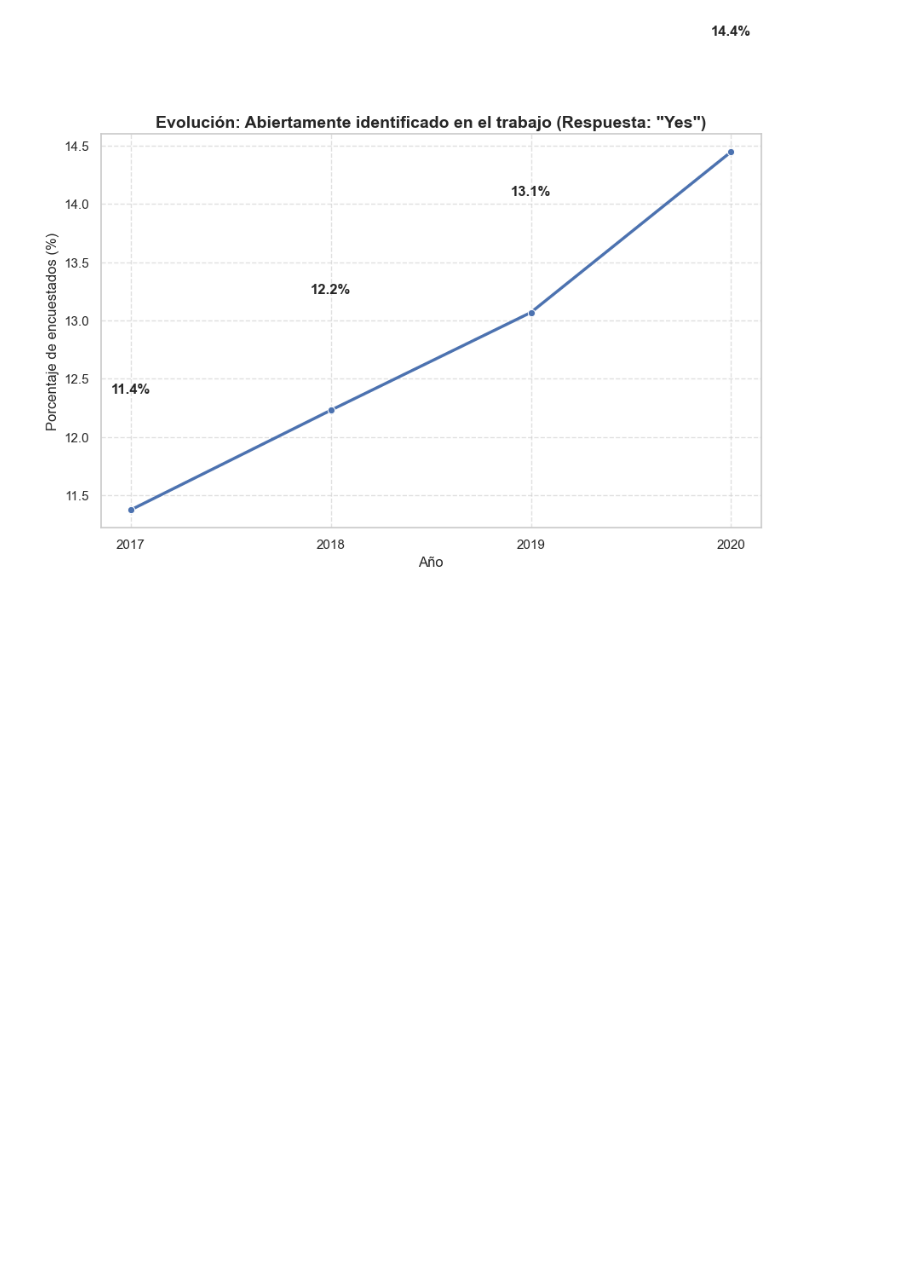
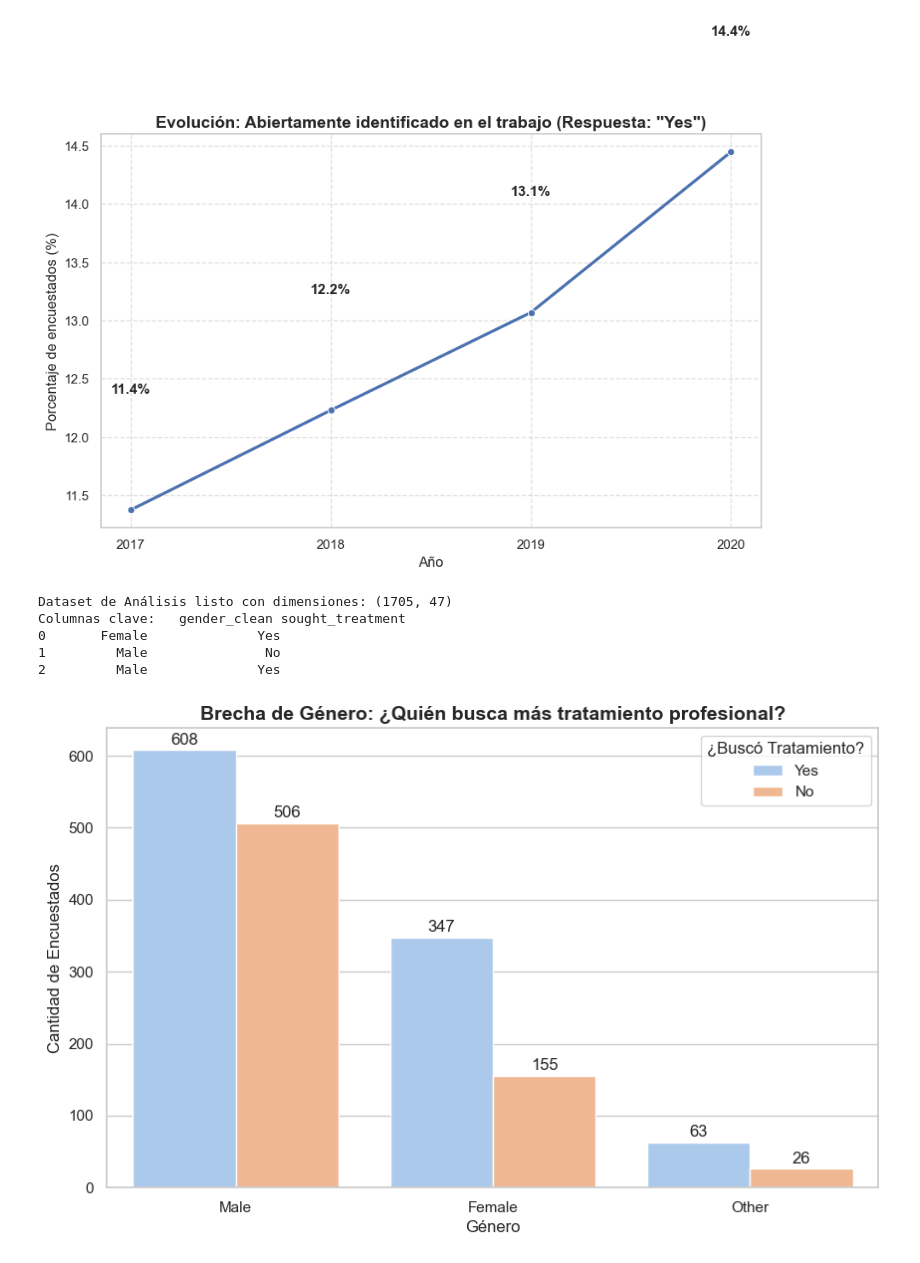
Before and after one commit to loganxxx000/Data_visualization_2_Analysis, a Jupyter notebook: notebook/Mental_Health_Analysis.ipynb, the cells around one changed output. Saved outputs shown, nothing was run; the diff lists cells and outputs as text; code cells hidden in the pictures; blank space fills up the shorter version.

```diff
--- a/notebook/Mental_Health_Analysis.ipynb
+++ b/notebook/Mental_Health_Analysis.ipynb
@@ -872,4 +872,53 @@ graficar_evolucion(
 [figure]
 [figure]
 # %%
-# ANÁLISIS DE VARIABLES DE LA SEGUNDA ENCUESTA
+# 1. Filtramos df_encuesta_primera para quedarnos solo con 2017 en adelante
+df_demografico = df_encuesta_primera[df_encuesta_primera['year'] >= 2017].copy()
+
+# 2. Reiniciamos índices en ambos para asegurar que las filas cuadren perfectamente
+df_demografico.reset_index(drop=True, inplace=True)
+df_encuesta_segunda.reset_index(drop=True, inplace=True)
+
+# 3. Creamos un 'df_analisis' que es copia del segundo, y le añadimos las columnas clave del primero
+df_analisis = df_encuesta_segunda.copy()
+
+# Importamos las columnas limpias que ya creaste
+df_analisis['gender_clean'] = df_demografico['gender_clean']
+df_analisis['company_size'] = df_demografico['company_size']
+
+print("Dataset de Análisis listo con dimensiones:", df_analisis.shape)
+print("Columnas clave:", df_analisis[['gender_clean', 'sought_treatment']].head(3))
+# %% [output]
+Dataset de Análisis listo con dimensiones: (1705, 47)
+Columnas clave:   gender_clean sought_treatment
+0       Female              Yes
+1         Male               No
+2         Male              Yes
+# %%
+plt.figure(figsize=(10, 6))
+
+# Filtramos para tener solo los 3 géneros principales limpios
+df_plot_gender = df_analisis[df_analisis['gender_clean'].isin(['Male', 'Female', 'Other'])]
+
+# Gráfico de barras agrupadas
+sns.countplot(
+    data=df_plot_gender,
+    x='gender_clean',
+    hue='sought_treatment',
+    palette='pastel',
+    order=['Male', 'Female', 'Other'] # Orden lógico
+)
+
+plt.title('Brecha de Género: ¿Quién busca más tratamiento profesional?', fontsize=14, fontweight='bold')
+plt.xlabel('Género')
+plt.ylabel('Cantidad de Encuestados')
+plt.legend(title='¿Buscó Tratamiento?')
+
+# Etiquetas
+ax = plt.gca()
+for container in ax.containers:
+    ax.bar_label(container, padding=2)
+
+plt.show()
+# %% [output]
+[figure, added]
```
Also changed, not shown: parts of 4 cells of this notebook.
